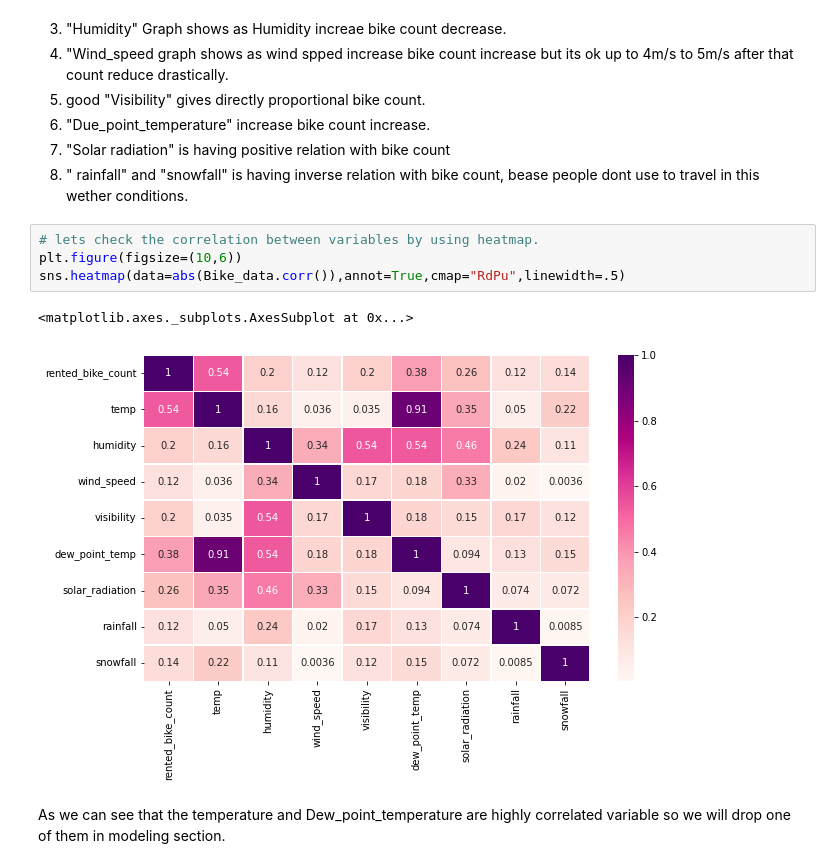
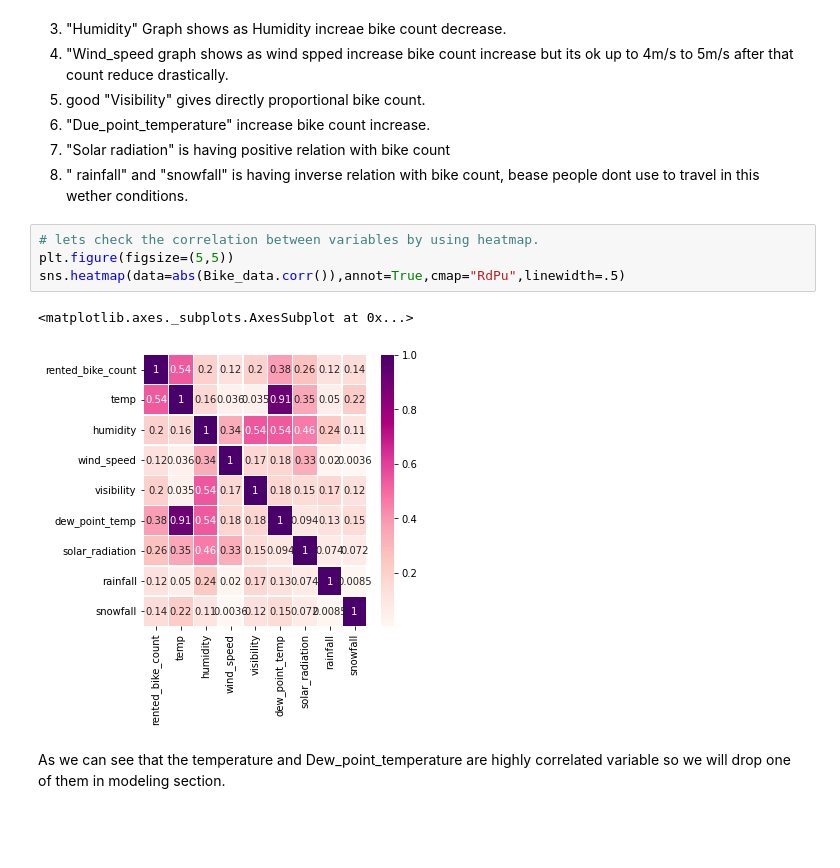
Before and after one commit to SujitbMusale/Supervised-ML-Regression--Seoul-Bike-Sharing-Demand-Prediction, a Jupyter notebook: Copy_of_Bike_Sharing_Demand_Prediction_Capstone_Project.ipynb, the cells around one changed output. Cells and saved outputs as stored; diff of their text form; blank space fills up the shorter version.

```diff
--- a/Copy_of_Bike_Sharing_Demand_Prediction_Capstone_Project.ipynb
+++ b/Copy_of_Bike_Sharing_Demand_Prediction_Capstone_Project.ipynb
@@ -374,11 +364,11 @@ Below are the some points that are noticable from above Figures.
 8. " rainfall" and "snowfall" is having inverse relation with bike count, bease people dont use to travel in this wether conditions.
 # %%
 # lets check the correlation between variables by using heatmap.
-plt.figure(figsize=(10,6))
+plt.figure(figsize=(5,5))
 sns.heatmap(data=abs(Bike_data.corr()),annot=True,cmap="RdPu",linewidth=.5)
 # %% [output]
 <matplotlib.axes._subplots.AxesSubplot at 0x...>
-[figure, old version]
+[figure, new version]
 # %% [markdown]
 As we can see that the  temperature and Dew_point_temperature are highly correlated variable so we will drop one of them  in modeling section.
 # %% [markdown]
```
Also changed, not shown: parts of 70 cells of this notebook.
